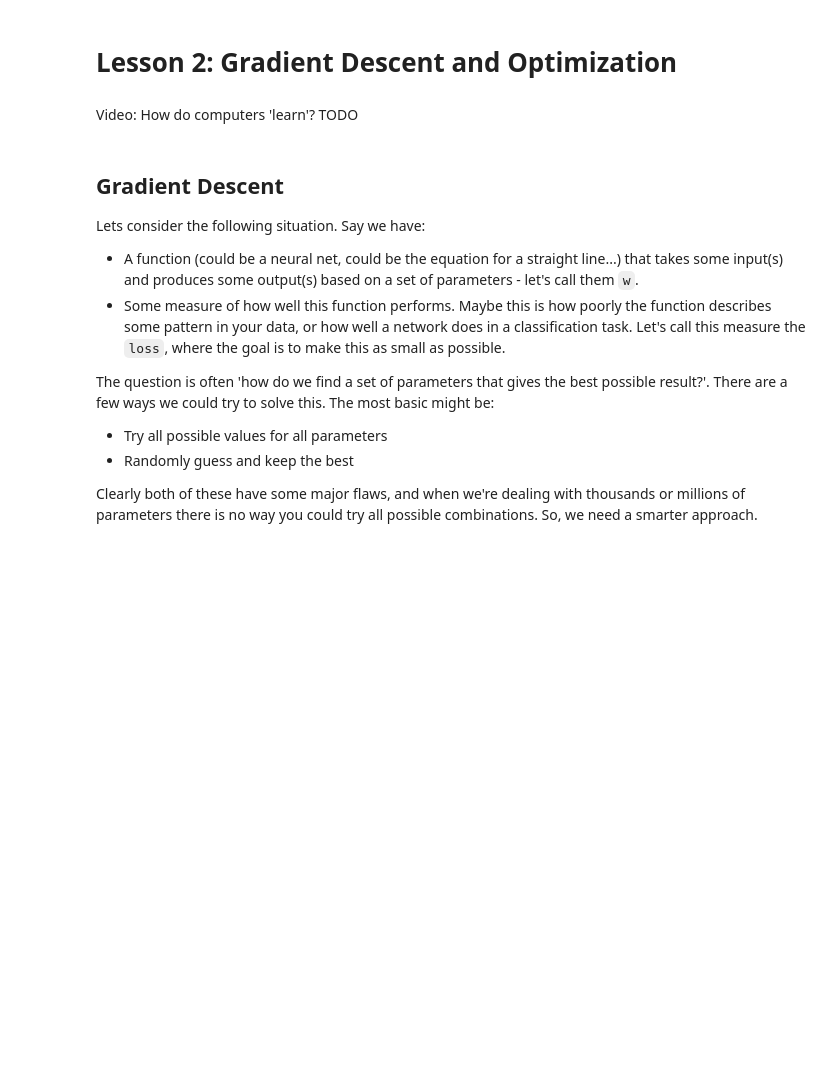
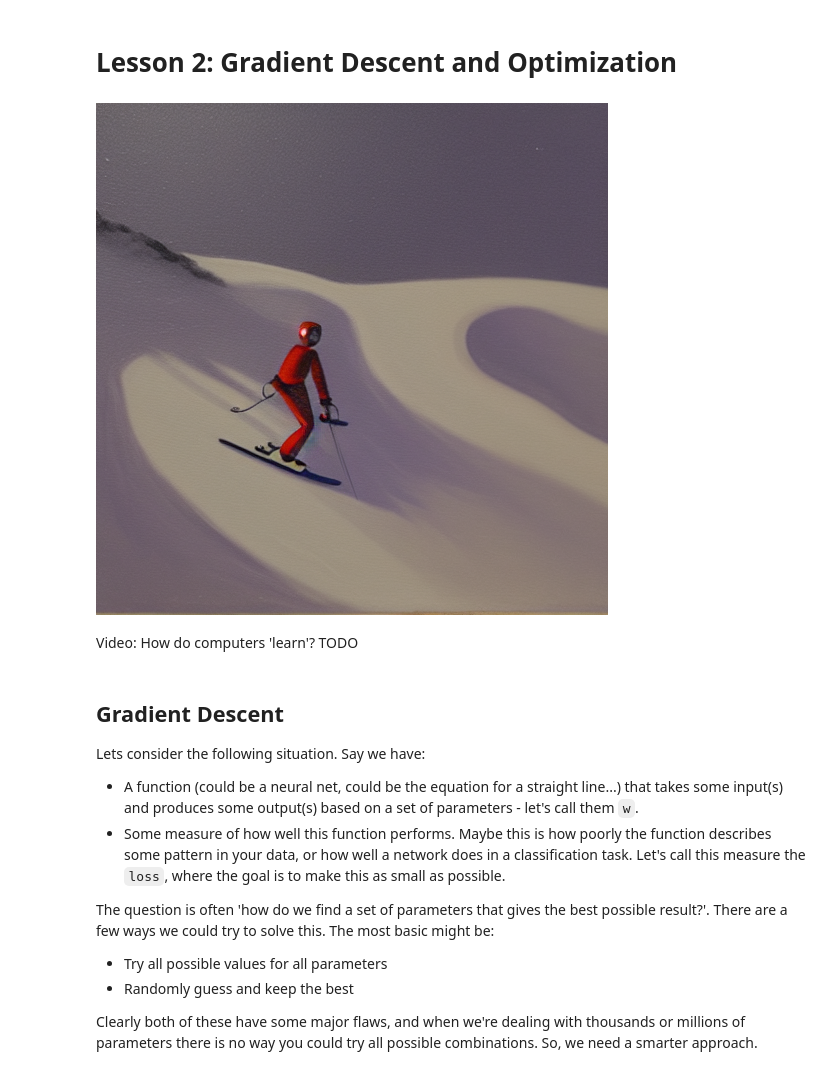
Before and after one commit to johnowhitaker/tglcourse, a Jupyter notebook: 02_Optimization.ipynb, the cells around one changed output. Cells and saved outputs as stored; diff of their text form; code cells hidden in the pictures; blank space fills up the shorter version.

Commit message:
Adding image to l2

```diff
--- a/02_Optimization.ipynb
+++ b/02_Optimization.ipynb
@@ -1,5 +4,10 @@
 # %% [markdown]
 # Lesson 2: Gradient Descent and Optimization
+# %%
+#| echo: false
+load_image_pil('images/An_oil_painting_of_a_robot_skiing_down_a_curved_slope.png')
+# %% [output]
+[figure, added]
 # %% [markdown]
 Video: How do computers 'learn'? TODO
 # %%
```
Also changed, not shown: parts of 1 cell of this notebook, 1 other file.
